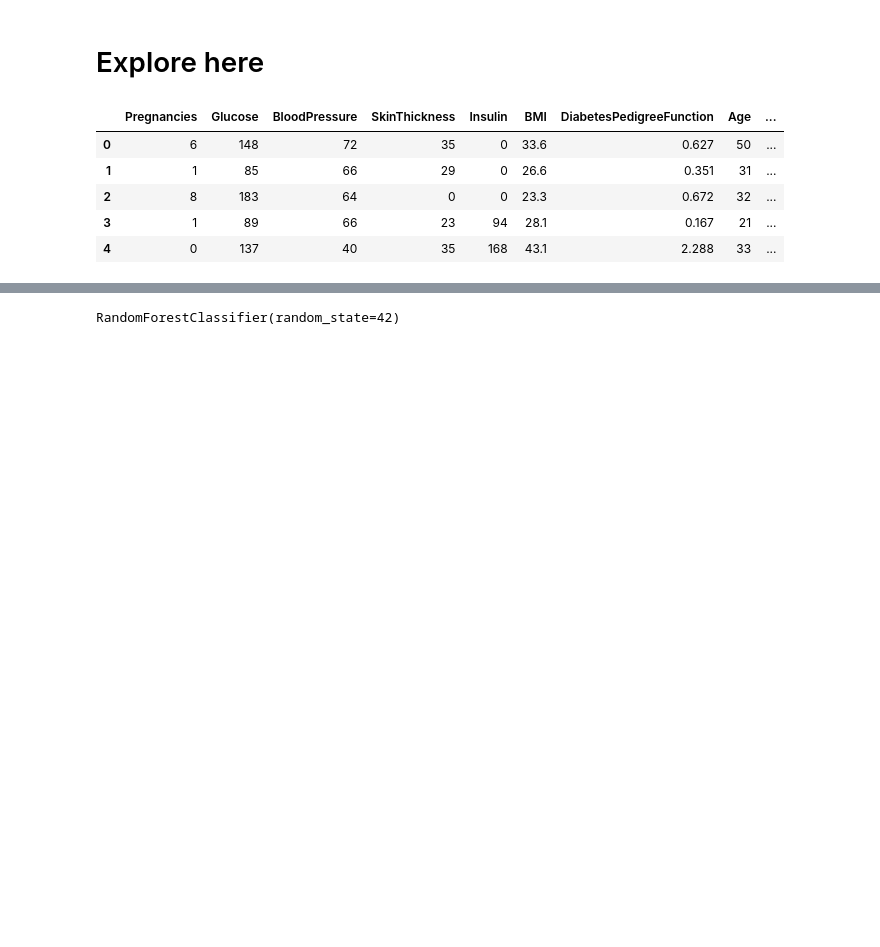
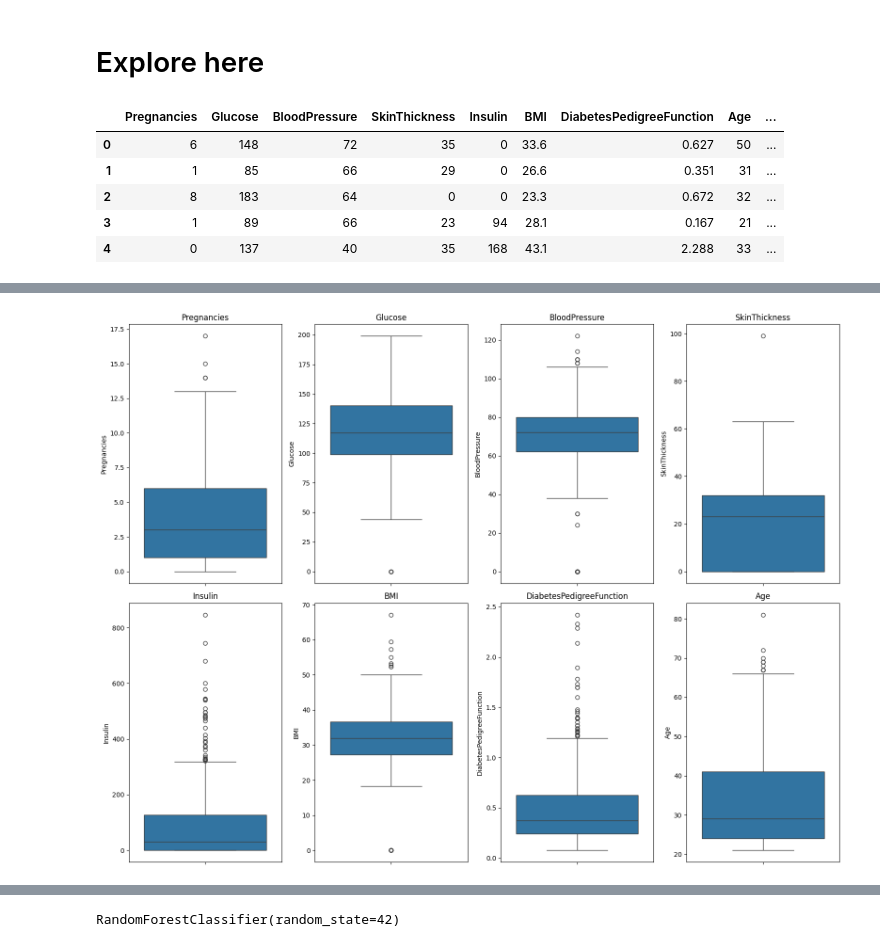
Before and after one commit to 4GeeksAcademy/maldo1904-Proyecto_de_Random_Forest, a Jupyter notebook: src/explore.ipynb, the cells around one changed output, grey strips where cells are left out. Cells and saved outputs as stored; diff of their text form; code cells hidden in the pictures; blank space fills up the shorter version.

```diff
--- a/src/explore.ipynb
+++ b/src/explore.ipynb
@@ -15,0 +140,11 @@ df.head()
+# %%
+fig, axis = plt.subplots(2, 4, figsize=(16, 12))
+
+for i, columna in enumerate(variables_numericas):
+    sns.boxplot(ax=axis[i // 4, i % 4], data=df, y=columna)
+    axis[i // 4, i % 4].set_title(columna)
+
+plt.tight_layout()
+plt.show()
+# %% [output]
+[figure, added]
```
Also changed, not shown: parts of 15 cells of this notebook.
